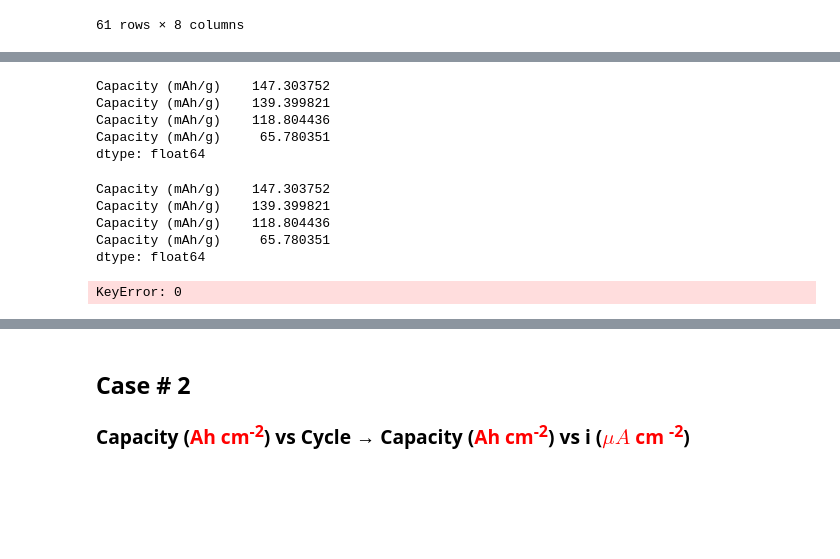
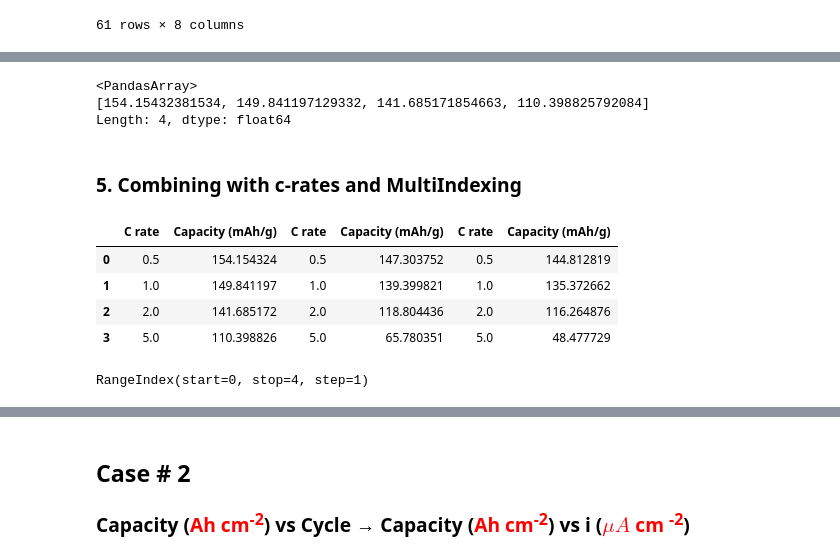
Before and after one commit to BatteryDesign/BatteryRateCap, a Jupyter notebook: Data_Conversion_v1.ipynb, the cells around one changed output, grey strips where cells are left out. Drawn from its saved outputs; the diff is of its cells as text; code cells hidden in the pictures; blank space fills up the shorter version.

```diff
--- a/Data_Conversion_v1.ipynb
+++ b/Data_Conversion_v1.ipynb
@@ -126,20 +128,30 @@ set_2
 # %%
-set_1_max = set_1["Capacity (mAh/g)"].max(axis =0)
-set_2_max = set_2["Capacity (mAh/g)"].max(axis =0)
-set_3_max = set_3["Capacity (mAh/g)"].max(axis =0)
+set_1_max = set_1["Capacity (mAh/g)"].max(axis =0).array
+set_2_max = set_2["Capacity (mAh/g)"].max(axis =0).array
+set_3_max = set_3["Capacity (mAh/g)"].max(axis =0).array
 # %%
 set_1_max
 # %% [output]
-Capacity (mAh/g)    147.303752
-Capacity (mAh/g)    139.399821
-Capacity (mAh/g)    118.804436
-Capacity (mAh/g)     65.780351
-dtype: float64
+<PandasArray>
+[154.15432381534, 149.841197129332, 141.685171854663, 110.398825792084]
+Length: 4, dtype: float64
-# %%
-set_2_max
-# %% [output]
-Capacity (mAh/g)    147.303752
-Capacity (mAh/g)    139.399821
-Capacity (mAh/g)    118.804436
-Capacity (mAh/g)     65.780351
-dtype: float64
+# %%
+cap_1 = pd.DataFrame({"Capacity (mAh/g)": set_1_max})
+cap_2 = pd.DataFrame({"Capacity (mAh/g)": set_2_max})
+cap_3 = pd.DataFrame({"Capacity (mAh/g)": set_3_max})
+# %% [markdown]
+### 5. Combining with c-rates and MultiIndexing
+# %%
+cap_rates = pd.concat([df_rates, cap_1, df_rates, cap_2, df_rates, cap_3], axis = 1)
+# %%
+cap_rates
+# %% [output]
+|  | C rate | Capacity (mAh/g) | C rate | Capacity (mAh/g) | C rate | Capacity (mAh/g) |
+| 0 | 0.5 | 154.154324 | 0.5 | 147.303752 | 0.5 | 144.812819 |
+| 1 | 1.0 | 149.841197 | 1.0 | 139.399821 | 1.0 | 135.372662 |
+| 2 | 2.0 | 141.685172 | 2.0 | 118.804436 | 2.0 | 116.264876 |
+| 3 | 5.0 | 110.398826 | 5.0 | 65.780351 | 5.0 | 48.477729 |
+# %%
+cap_rates.index
+# %% [output]
+RangeIndex(start=0, stop=4, step=1)
@@ -153,4 +168,0 @@ def highest_cap(caplist):
-# %%
-highest_cap(set_1)
-# %% [output]
-KeyError: 0
```
Also changed, not shown: parts of 23 cells of this notebook.
